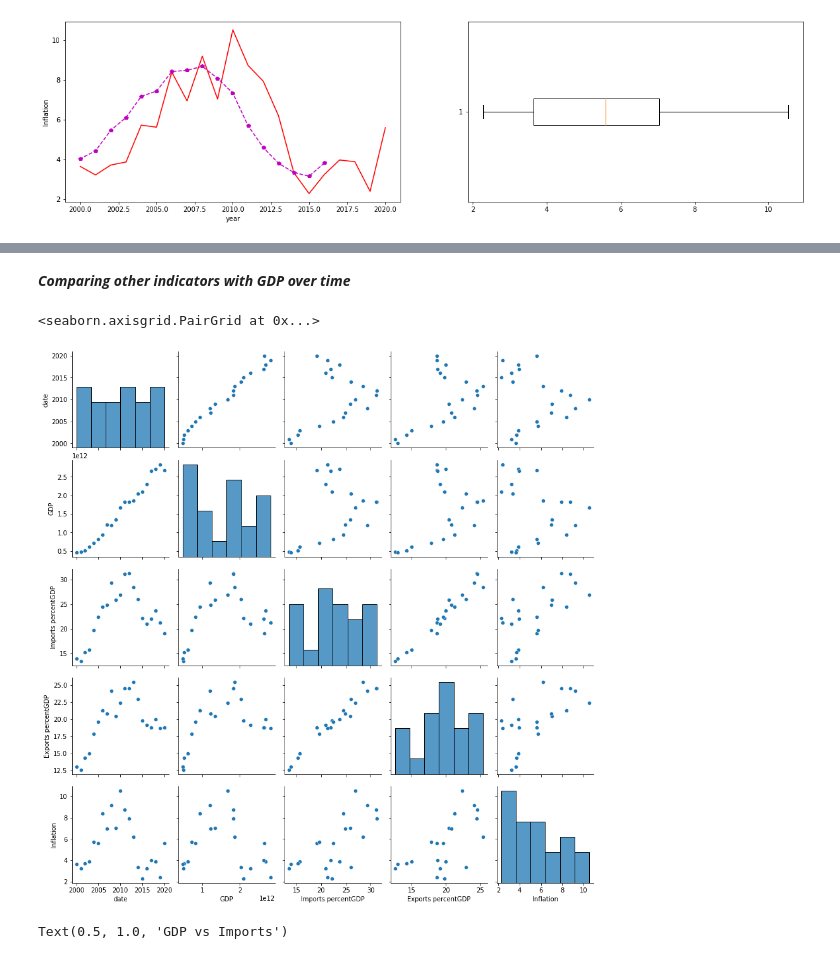
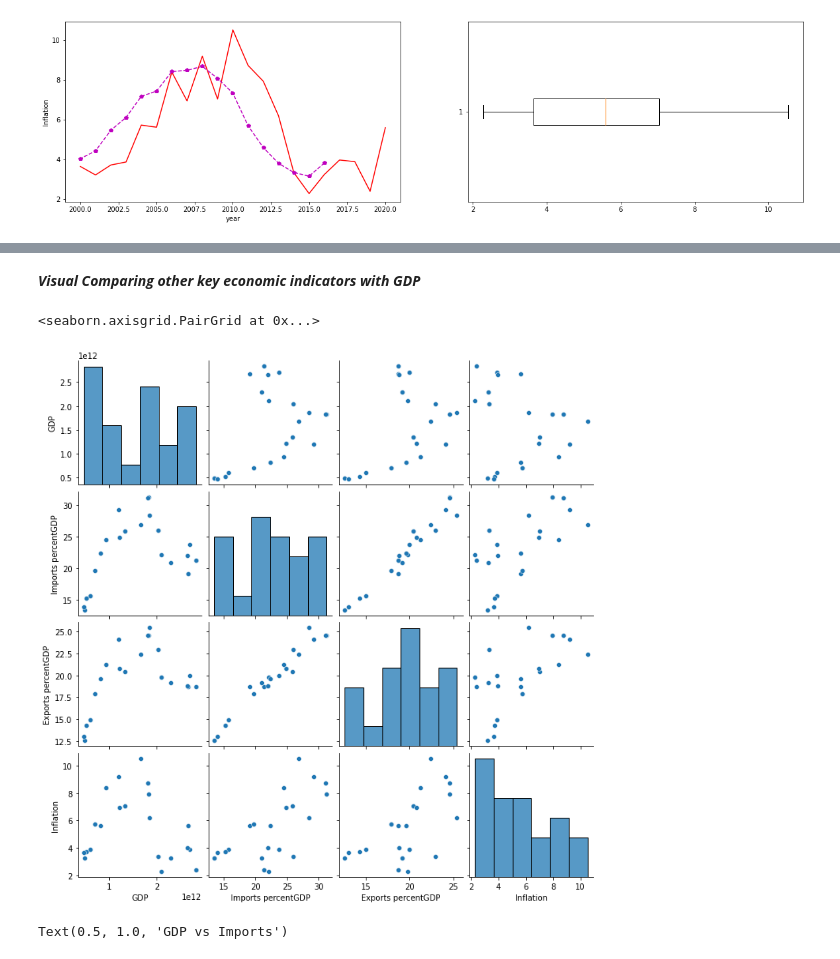
Before and after one commit to DarshanKumarHegde/Global_Economy_EDA, a Jupyter notebook: Codes and Notebooks/Exploratory Analysis.ipynb, the cells around one changed output, grey strips where cells are left out. Saved outputs shown, nothing was run; the diff lists cells and outputs as text; code cells hidden in the pictures.

```diff
--- a/Codes and Notebooks/Exploratory Analysis.ipynb
+++ b/Codes and Notebooks/Exploratory Analysis.ipynb
@@ -160,10 +150,10 @@ plt.show()
 # %% [markdown]
-***Comparing other indicators with GDP over time***
+***Visual Comparing other key economic indicators with GDP***
 # %%
-sns.pairplot(india_df[['date','GDP', 'Imports percentGDP', 'Exports percentGDP', 'Inflation']])
+sns.pairplot(india_df[['GDP', 'Imports percentGDP', 'Exports percentGDP', 'Inflation']])
 # %% [output]
 <seaborn.axisgrid.PairGrid at 0x...>
-[figure, old version]
+[figure, new version]
 # %%
 plt.figure(figsize=(20,5))
 plt.subplot(121)
```
Also changed, not shown: parts of 23 cells of this notebook.
